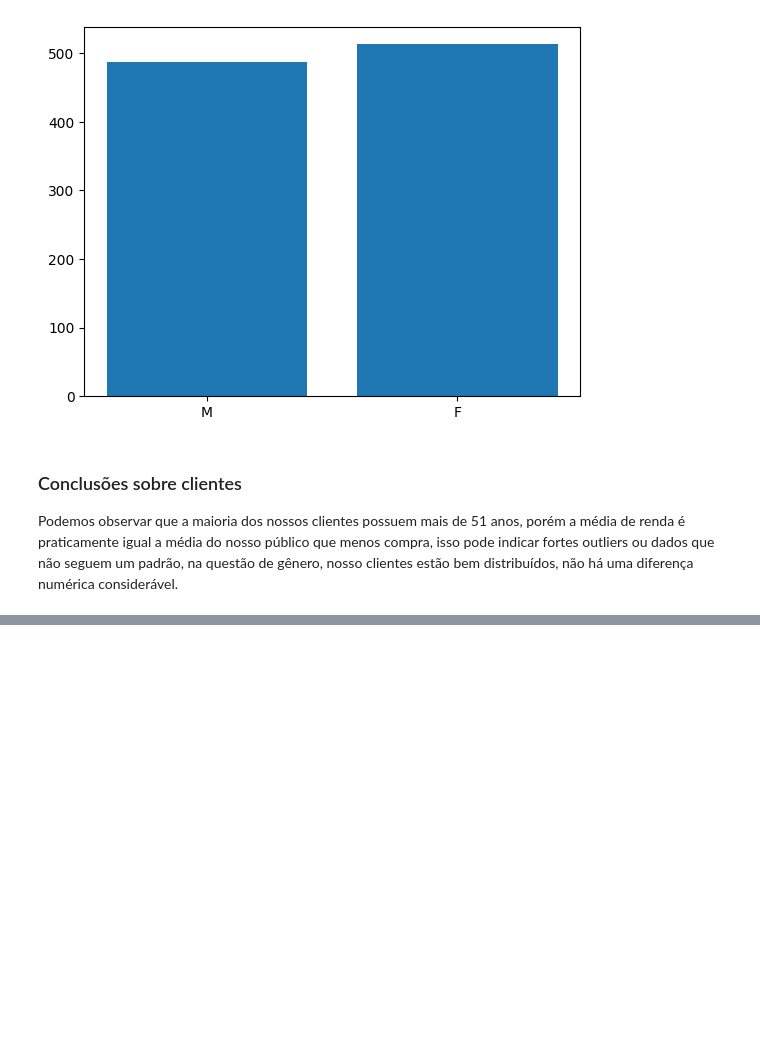
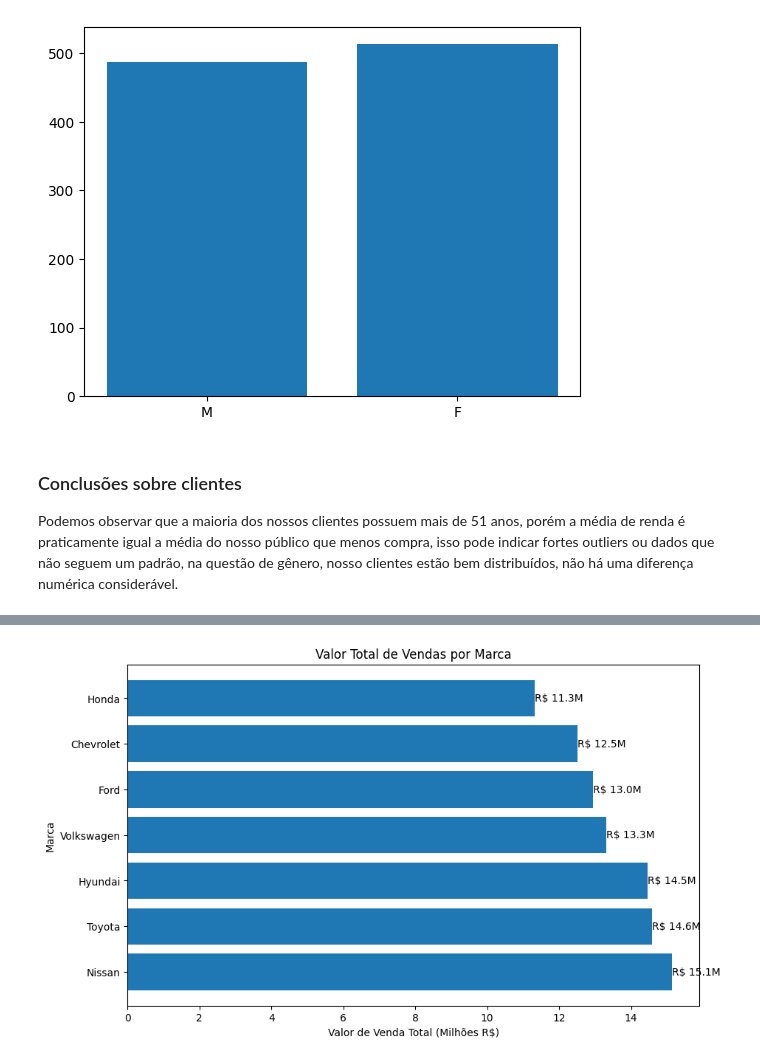
Before and after one commit to DanielBorbafs/adventury_motors, a Jupyter notebook: notebook/analise_vendas.ipynb, the cells around one changed output, grey strips where cells are left out. Drawn from its saved outputs; the diff is of its cells as text; code cells hidden in the pictures; blank space fills up the shorter version.

Commit message:
feat: análise de vendas por modelo e marca 🚗

```diff
--- a/notebook/analise_vendas.ipynb
+++ b/notebook/analise_vendas.ipynb
@@ -178,0 +192,3 @@ Podemos observar que a maioria dos nossos clientes possuem mais de 51 anos, por
+# %%
+# Limpando os dados
+df_carros = df_carros.drop(columns=['quilometragem'])
@@ -178,0 +204,3 @@ Podemos observar que a maioria dos nossos clientes possuem mais de 51 anos, por
+# %%
+# Renomeando a coluna que estabelece o relacionamento entre as tabelas
+df_carros = df_carros.rename(columns = {'id_carro' : 'carro_id'})
@@ -178,0 +216,3 @@ Podemos observar que a maioria dos nossos clientes possuem mais de 51 anos, por
+# %%
+# Unindo tabelas
+relatorio_vendas = pd.merge(df_vendas, df_carros, on='carro_id', how='inner')
@@ -178,0 +228,4 @@ Podemos observar que a maioria dos nossos clientes possuem mais de 51 anos, por
+# %%
+agrupando_marca = relatorio_vendas.groupby('marca')['valor_venda'].sum().reset_index()
+agrupando_marca = agrupando_marca.sort_values(by='valor_venda', ascending=False)
+agrupando_marca.head()
@@ -178,0 +239,17 @@ Podemos observar que a maioria dos nossos clientes possuem mais de 51 anos, por
+# %%
+# Formatando valores em milhões
+plt.figure(figsize=(10, 6))
+bars = plt.barh(agrupando_marca['marca'], agrupando_marca['valor_venda'] / 1e6)  # Divide por 1 milhão
+
+plt.xlabel('Valor de Venda Total (Milhões R$)')
+plt.ylabel('Marca')
+plt.title('Valor Total de Vendas por Marca')
+for bar in bars:
+    width = bar.get_width()
+    plt.text(width, bar.get_y() + bar.get_height()/2,
+             f'R$ {width:.1f}M',
+             ha='left', va='center')
+
+plt.show()
+# %% [output]
+[figure, added]
```
Also changed, not shown: parts of 10 cells of this notebook.
